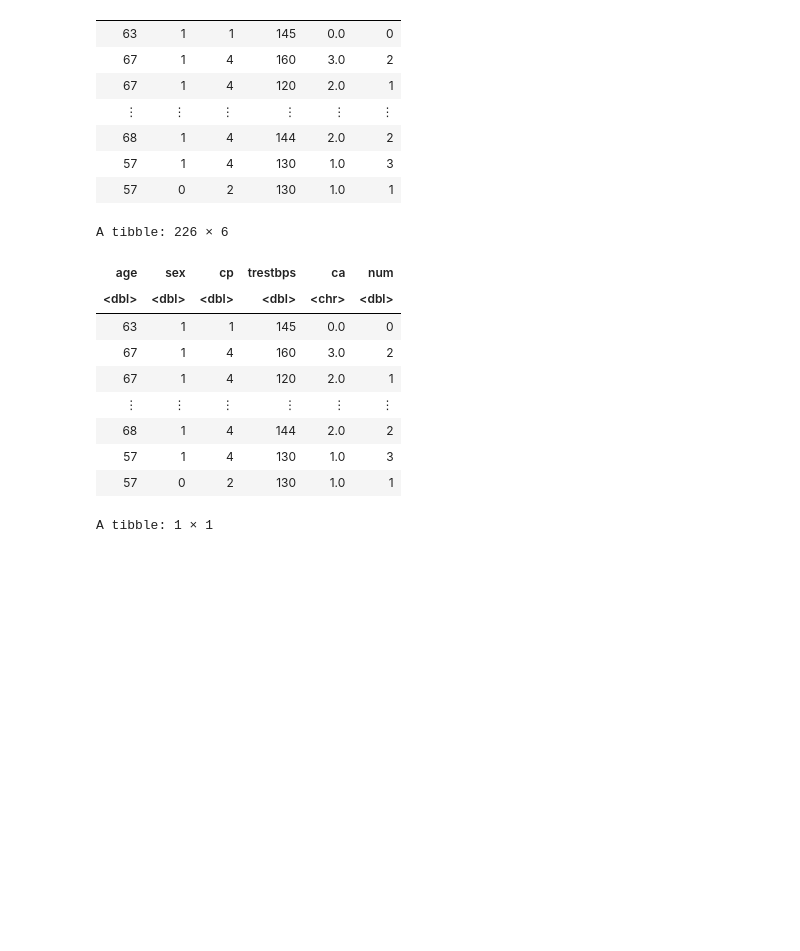
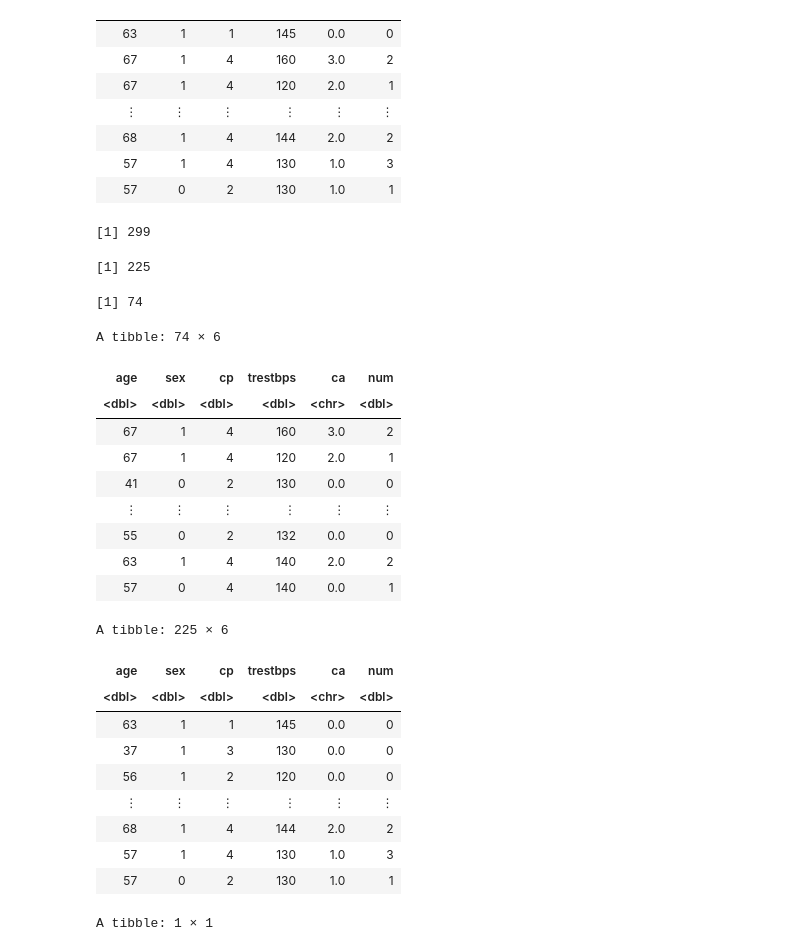
Before and after one commit to Wuliao-mao/DSCI-Project-10, a Jupyter notebook: PROPOSAL.ipynb, the cells around one changed output. Cells and saved outputs as stored; diff of their text form; code cells hidden in the pictures; blank space fills up the shorter version.

Commit message:
Prop
stratified by cp instead

```diff
--- a/PROPOSAL.ipynb
+++ b/PROPOSAL.ipynb
@@ -92,21 +92,41 @@ A tibble: 299 × 6
 | 57 | 1 | 4 | 130 | 1.0 | 3 |
 | 57 | 0 | 2 | 130 | 1.0 | 1 |
 # %%
-patients_split<-initial_split(cleveland_df_sel_f, prop = 0.75, strata = age)
+patients_split<-initial_split(cleveland_df_sel_f, prop = 0.75, strata = cp)
 patients_train<- training(patients_split)
 patients_test<- testing(patients_split)
+
+nrow(cleveland_df_sel_f)
+nrow(patients_train)
+nrow(patients_test)
+
+
+patients_test
 patients_train
 # %% [output]
-A tibble: 226 × 6
+[1] 299
+[1] 225
+[1] 74
+A tibble: 74 × 6
 | age | sex | cp | trestbps | ca | num |
 | <dbl> | <dbl> | <dbl> | <dbl> | <chr> | <dbl> |
-| 63 | 1 | 1 | 145 | 0.0 | 0 |
 | 67 | 1 | 4 | 160 | 3.0 | 2 |
 | 67 | 1 | 4 | 120 | 2.0 | 1 |
+| 41 | 0 | 2 | 130 | 0.0 | 0 |
 | ⋮ | ⋮ | ⋮ | ⋮ | ⋮ | ⋮ |
-| 68 | 1 | 4 | 144 | 2.0 | 2 |
-| 57 | 1 | 4 | 130 | 1.0 | 3 |
-| 57 | 0 | 2 | 130 | 1.0 | 1 |
+| 55 | 0 | 2 | 132 | 0.0 | 0 |
+| 63 | 1 | 4 | 140 | 2.0 | 2 |
+| 57 | 0 | 4 | 140 | 0.0 | 1 |
+A tibble: 225 × 6
+| age | sex | cp | trestbps | ca | num |
+| <dbl> | <dbl> | <dbl> | <dbl> | <chr> | <dbl> |
+| 63 | 1 | 1 | 145 | 0.0 | 0 |
+| 37 | 1 | 3 | 130 | 0.0 | 0 |
+| 56 | 1 | 2 | 120 | 0.0 | 0 |
+| ⋮ | ⋮ | ⋮ | ⋮ | ⋮ | ⋮ |
+| 68 | 1 | 4 | 144 | 2.0 | 2 |
+| 57 | 1 | 4 | 130 | 1.0 | 3 |
+| 57 | 0 | 2 | 130 | 1.0 | 1 |
 # %%
 #Run this cell to obtain the total number of patients
 
```
Also changed, not shown: parts of 1 cell of this notebook.
